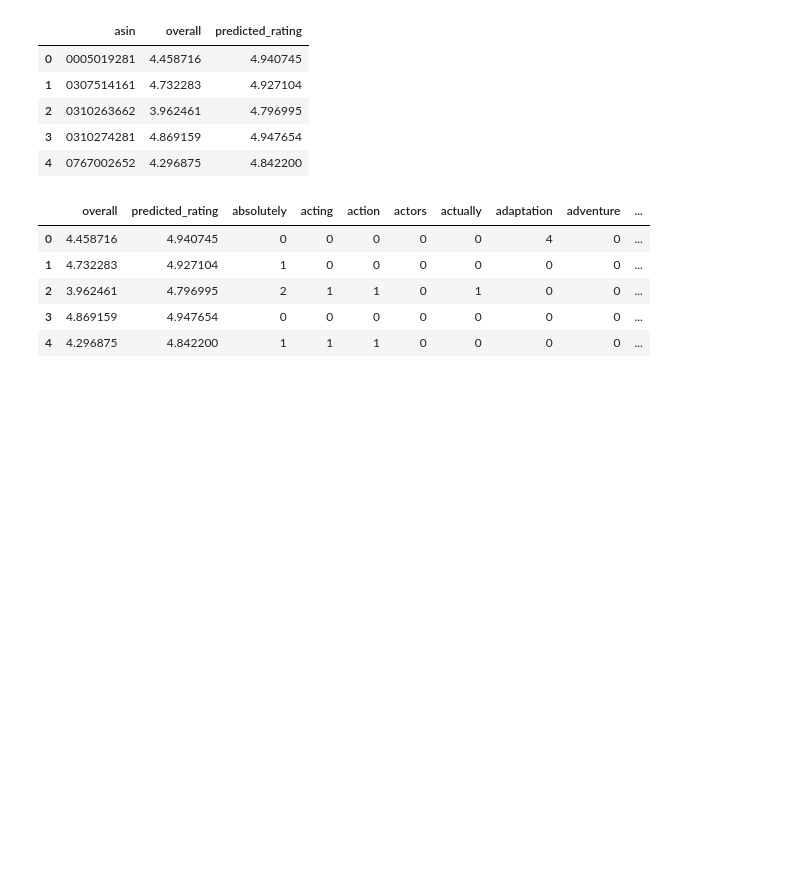
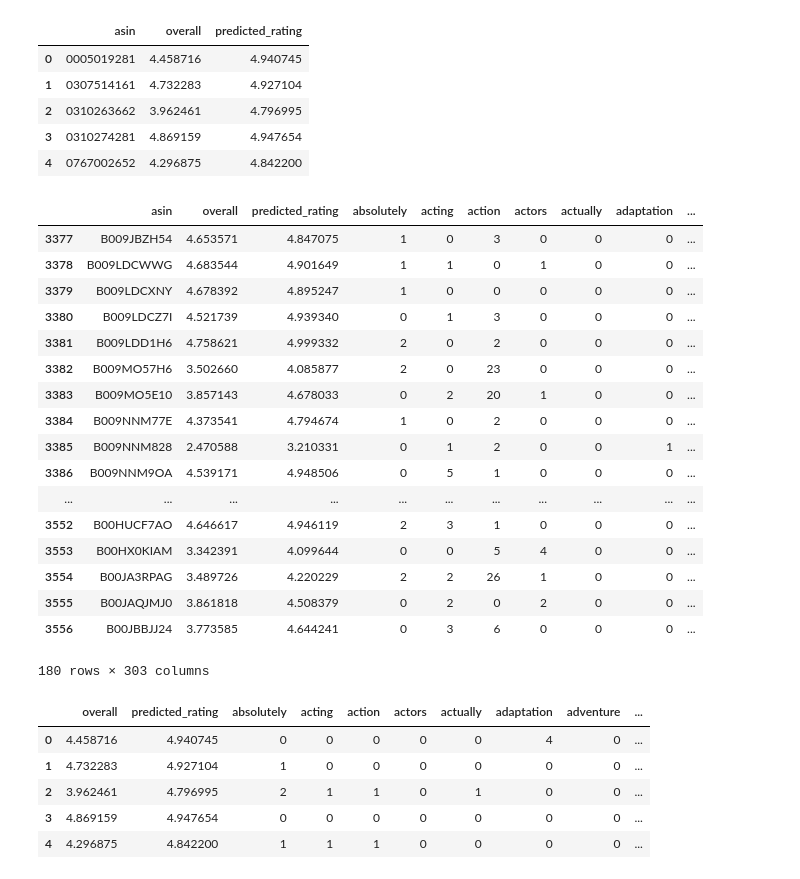
Before and after one commit to Bala000/product-recommend, a Jupyter notebook: knn.ipynb, the cells around one changed output. Saved outputs shown, nothing was run; the diff lists cells and outputs as text; code cells hidden in the pictures; blank space fills up the shorter version.

```diff
--- a/knn.ipynb
+++ b/knn.ipynb
@@ -32,7 +32,7 @@ df_merge_review_data.head()
 | 3 | 0310274281 | [great life lessons, Awesome, Ins... |
 | 4 | 0767002652 | [Entertaining!, Definitely a mast... |
 # %%
-final_knn_data = pd.merge(df_product_review_data_from_sentiment, d, on="asin", how='inner')
+final_knn_data = pd.merge(df_product_review_data_from_sentiment, df_merge_review_series, on="asin", how='inner')
 # %%
 final_knn_data.head()
 # %% [output]
@@ -105,9 +125,30 @@ final_knn_data_clean_without_summary.head()
 | 3 | 0310274281 | 4.869159 | 4.947654 |
 | 4 | 0767002652 | 4.296875 | 4.842200 |
 # %%
-data = final_knn_data_clean_without_summary.join(df_knn_vectorized_data, how='outer')
+data_with_asin = final_knn_data_clean_without_summary.join(df_knn_vectorized_data, how='outer')
 # %%
-data = data.drop('asin', 1)
+data_with_asin.reset_index()
+data = data_with_asin.drop('asin', 1)
+data_with_asin.tail(180)
+# %% [output]
+|  | asin | overall | predicted_rating | absolutely | acting | action | actors | actually | adaptation | ... |
+| 3377 | B009JBZH54 | 4.653571 | 4.847075 | 1 | 0 | 3 | 0 | 0 | 0 | ... |
+| 3378 | B009LDCWWG | 4.683544 | 4.901649 | 1 | 1 | 0 | 1 | 0 | 0 | ... |
+| 3379 | B009LDCXNY | 4.678392 | 4.895247 | 1 | 0 | 0 | 0 | 0 | 0 | ... |
+| 3380 | B009LDCZ7I | 4.521739 | 4.939340 | 0 | 1 | 3 | 0 | 0 | 0 | ... |
+| 3381 | B009LDD1H6 | 4.758621 | 4.999332 | 2 | 0 | 2 | 0 | 0 | 0 | ... |
+| 3382 | B009MO57H6 | 3.502660 | 4.085877 | 2 | 0 | 23 | 0 | 0 | 0 | ... |
+| 3383 | B009MO5E10 | 3.857143 | 4.678033 | 0 | 2 | 20 | 1 | 0 | 0 | ... |
+| 3384 | B009NNM77E | 4.373541 | 4.794674 | 1 | 0 | 2 | 0 | 0 | 0 | ... |
+| 3385 | B009NNM828 | 2.470588 | 3.210331 | 0 | 1 | 2 | 0 | 0 | 1 | ... |
+| 3386 | B009NNM9OA | 4.539171 | 4.948506 | 0 | 5 | 1 | 0 | 0 | 0 | ... |
+| ... | ... | ... | ... | ... | ... | ... | ... | ... | ... | ... |
+| 3552 | B00HUCF7AO | 4.646617 | 4.946119 | 2 | 3 | 1 | 0 | 0 | 0 | ... |
+| 3553 | B00HX0KIAM | 3.342391 | 4.099644 | 0 | 0 | 5 | 4 | 0 | 0 | ... |
+| 3554 | B00JA3RPAG | 3.489726 | 4.220229 | 2 | 2 | 26 | 1 | 0 | 0 | ... |
+| 3555 | B00JAQJMJ0 | 3.861818 | 4.508379 | 0 | 2 | 0 | 2 | 0 | 0 | ... |
+| 3556 | B00JBBJJ24 | 3.773585 | 4.644241 | 0 | 3 | 6 | 0 | 0 | 0 | ... |
+180 rows × 303 columns
 # %%
 data.head()
 # %% [output]
```
Also changed, not shown: parts of 10 cells of this notebook.
